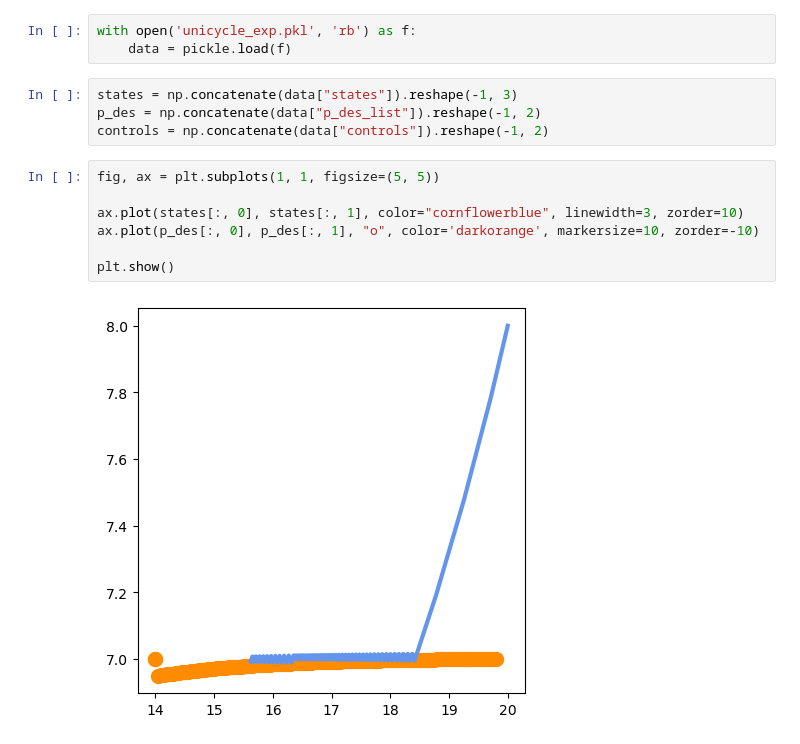
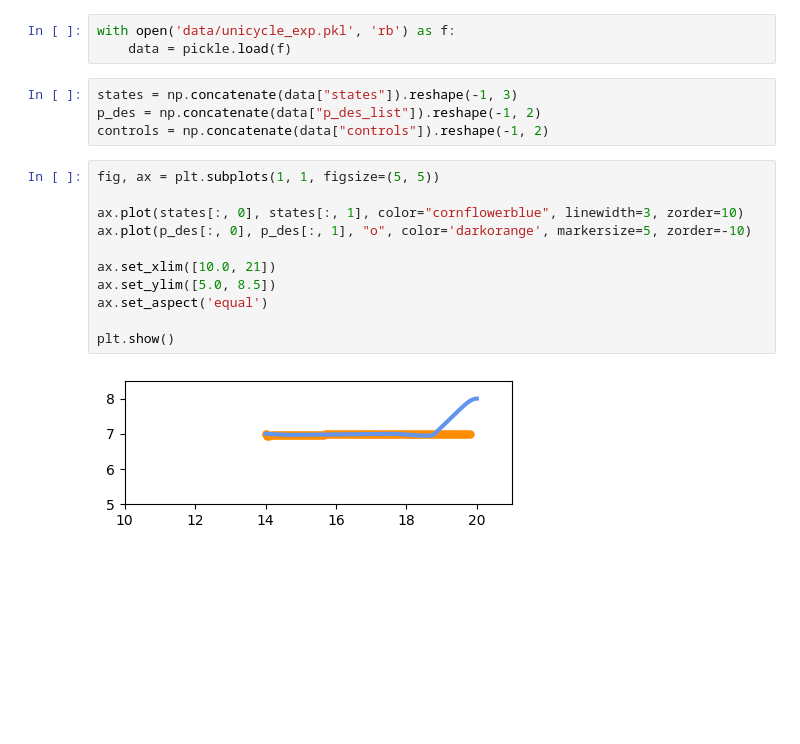
Before and after one commit to BolunDai0216/UGVControl, a Jupyter notebook: visualize.ipynb, the cells around one changed output. Cells and saved outputs as stored; diff of their text form; blank space fills up the shorter version.

```diff
--- a/visualize.ipynb
+++ b/visualize.ipynb
@@ -3,7 +3,7 @@ import numpy as np
 import matplotlib.pyplot as plt
 import pickle
 # %%
-with open('unicycle_exp.pkl', 'rb') as f:
+with open('data/unicycle_exp.pkl', 'rb') as f:
     data = pickle.load(f)
 # %%
 states = np.concatenate(data["states"]).reshape(-1, 3)
@@ -12,9 +12,13 @@ controls = np.concatenate(data["controls"]).reshape(-1, 2)
 # %%
 fig, ax = plt.subplots(1, 1, figsize=(5, 5))
 
 ax.plot(states[:, 0], states[:, 1], color="cornflowerblue", linewidth=3, zorder=10)
-ax.plot(p_des[:, 0], p_des[:, 1], "o", color='darkorange', markersize=10, zorder=-10)
+ax.plot(p_des[:, 0], p_des[:, 1], "o", color='darkorange', markersize=5, zorder=-10)
+
+ax.set_xlim([10.0, 21])
+ax.set_ylim([5.0, 8.5])
+ax.set_aspect('equal')
 
 plt.show()
 # %% [output]
-[figure, old version]
+[figure, new version]
```
Also changed, not shown: parts of 2 cells of this notebook, 5 other files.
